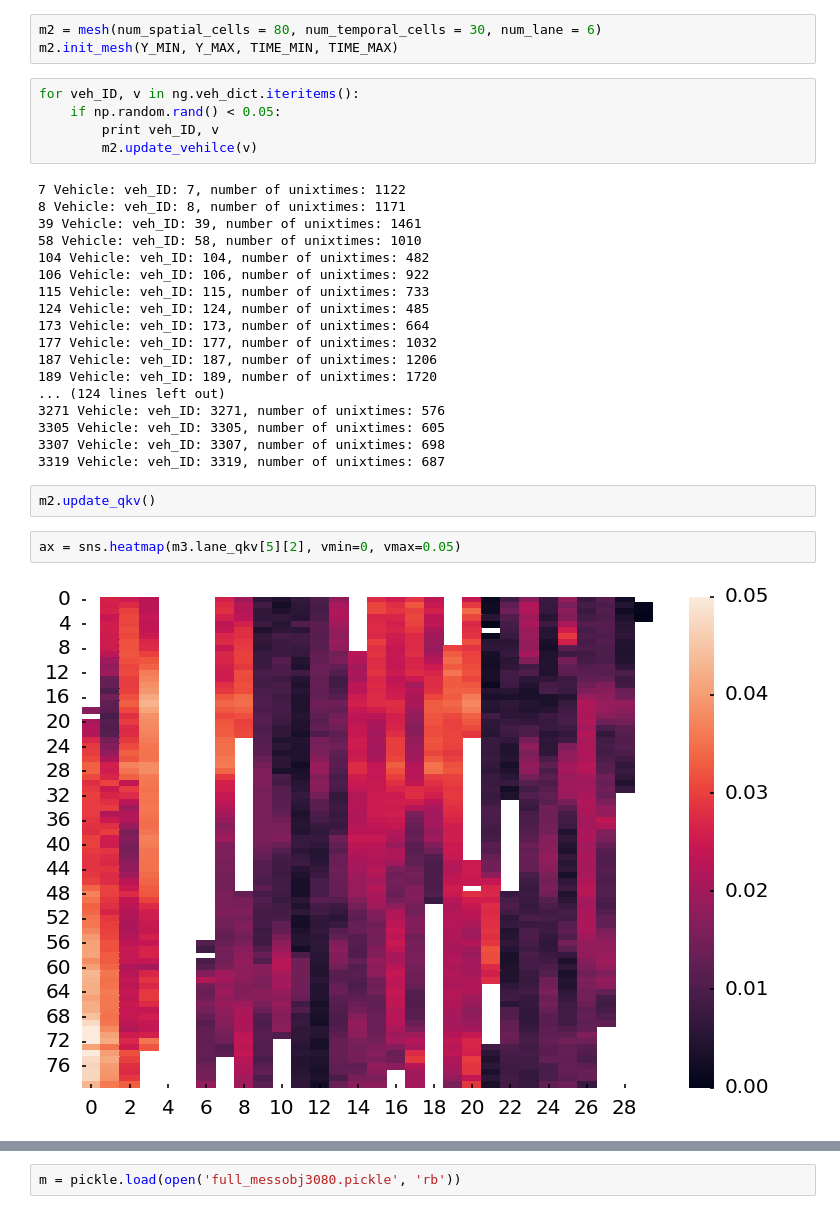
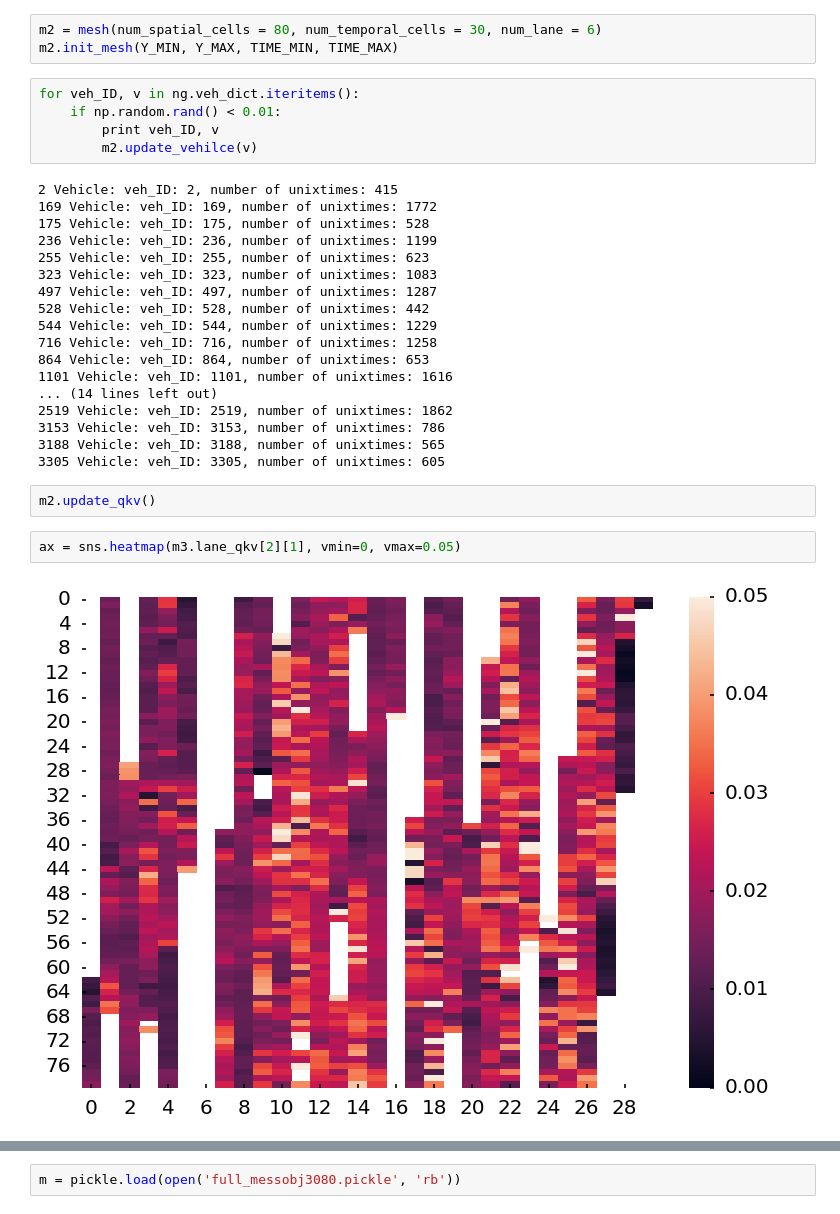
Before and after one commit to Lemma1/NGSIM-interface, a Jupyter notebook: src/test_ngism_lib.ipynb, the cells around one changed output, grey strips where cells are left out. Cells and saved outputs as stored; diff of their text form.

```diff
--- a/src/test_ngism_lib.ipynb
+++ b/src/test_ngism_lib.ipynb
@@ -159,30 +163,30 @@ m2 = mesh(num_spatial_cells = 80, num_temporal_cells = 30, num_lane = 6)
 m2.init_mesh(Y_MIN, Y_MAX, TIME_MIN, TIME_MAX)
 # %%
 for veh_ID, v in ng.veh_dict.iteritems():
-    if np.random.rand() < 0.05:
+    if np.random.rand() < 0.01:
         print veh_ID, v
         m2.update_vehilce(v)
 # %% [output]
-7 Vehicle: veh_ID: 7, number of unixtimes: 1122
-8 Vehicle: veh_ID: 8, number of unixtimes: 1171
-39 Vehicle: veh_ID: 39, number of unixtimes: 1461
-58 Vehicle: veh_ID: 58, number of unixtimes: 1010
-104 Vehicle: veh_ID: 104, number of unixtimes: 482
-106 Vehicle: veh_ID: 106, number of unixtimes: 922
-115 Vehicle: veh_ID: 115, number of unixtimes: 733
-124 Vehicle: veh_ID: 124, number of unixtimes: 485
-173 Vehicle: veh_ID: 173, number of unixtimes: 664
-177 Vehicle: veh_ID: 177, number of unixtimes: 1032
-187 Vehicle: veh_ID: 187, number of unixtimes: 1206
-189 Vehicle: veh_ID: 189, number of unixtimes: 1720
-... (124 lines left out)
-3271 Vehicle: veh_ID: 3271, number of unixtimes: 576
+2 Vehicle: veh_ID: 2, number of unixtimes: 415
+169 Vehicle: veh_ID: 169, number of unixtimes: 1772
+175 Vehicle: veh_ID: 175, number of unixtimes: 528
+236 Vehicle: veh_ID: 236, number of unixtimes: 1199
+255 Vehicle: veh_ID: 255, number of unixtimes: 623
+323 Vehicle: veh_ID: 323, number of unixtimes: 1083
+497 Vehicle: veh_ID: 497, number of unixtimes: 1287
+528 Vehicle: veh_ID: 528, number of unixtimes: 442
+544 Vehicle: veh_ID: 544, number of unixtimes: 1229
+716 Vehicle: veh_ID: 716, number of unixtimes: 1258
+864 Vehicle: veh_ID: 864, number of unixtimes: 653
+1101 Vehicle: veh_ID: 1101, number of unixtimes: 1616
+... (14 lines left out)
+2519 Vehicle: veh_ID: 2519, number of unixtimes: 1862
+3153 Vehicle: veh_ID: 3153, number of unixtimes: 786
+3188 Vehicle: veh_ID: 3188, number of unixtimes: 565
 3305 Vehicle: veh_ID: 3305, number of unixtimes: 605
-3307 Vehicle: veh_ID: 3307, number of unixtimes: 698
-3319 Vehicle: veh_ID: 3319, number of unixtimes: 687
 # %%
 m2.update_qkv()
 # %%
-ax = sns.heatmap(m3.lane_qkv[5][2], vmin=0, vmax=0.05)
+ax = sns.heatmap(m3.lane_qkv[2][1], vmin=0, vmax=0.05)
 # %% [output]
-[figure, old version]
+[figure, new version]
```
Also changed, not shown: parts of 7 cells of this notebook, 2 other files.
